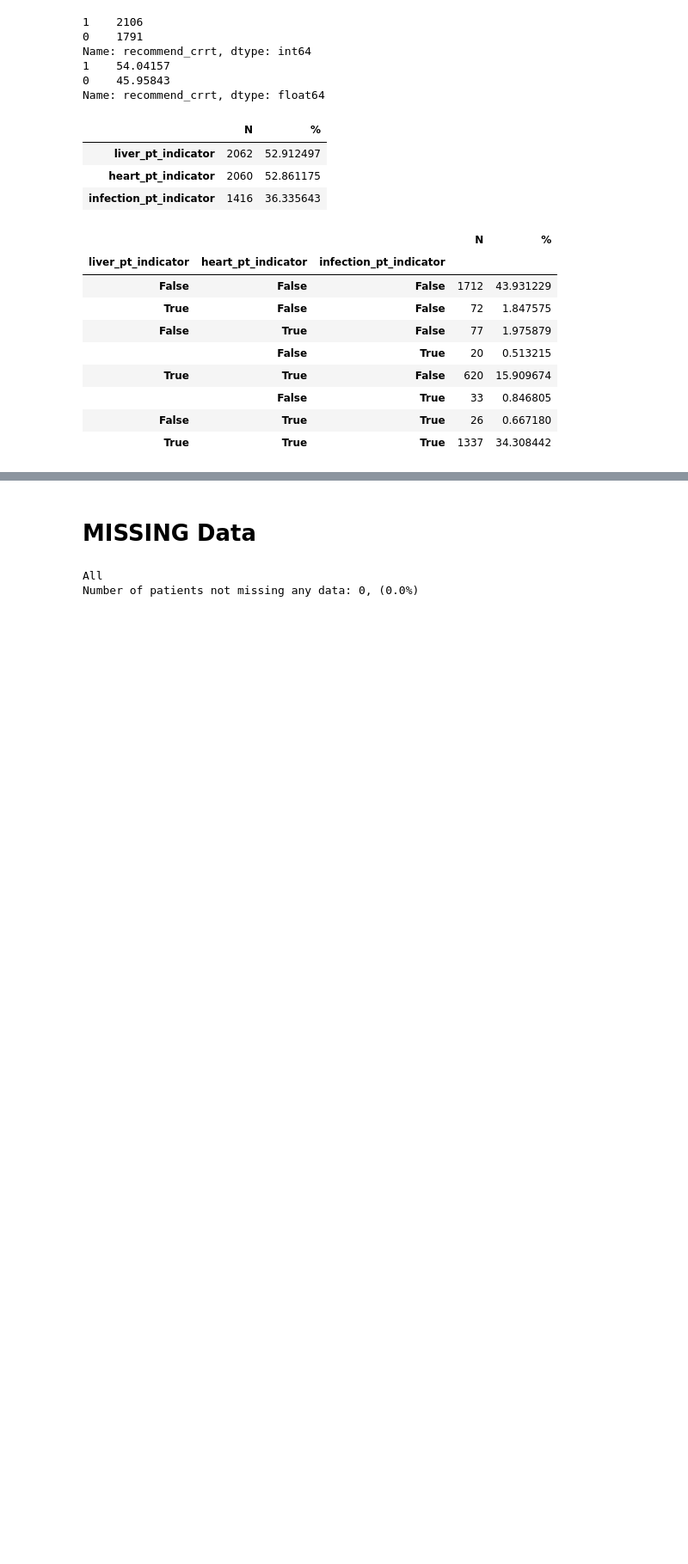
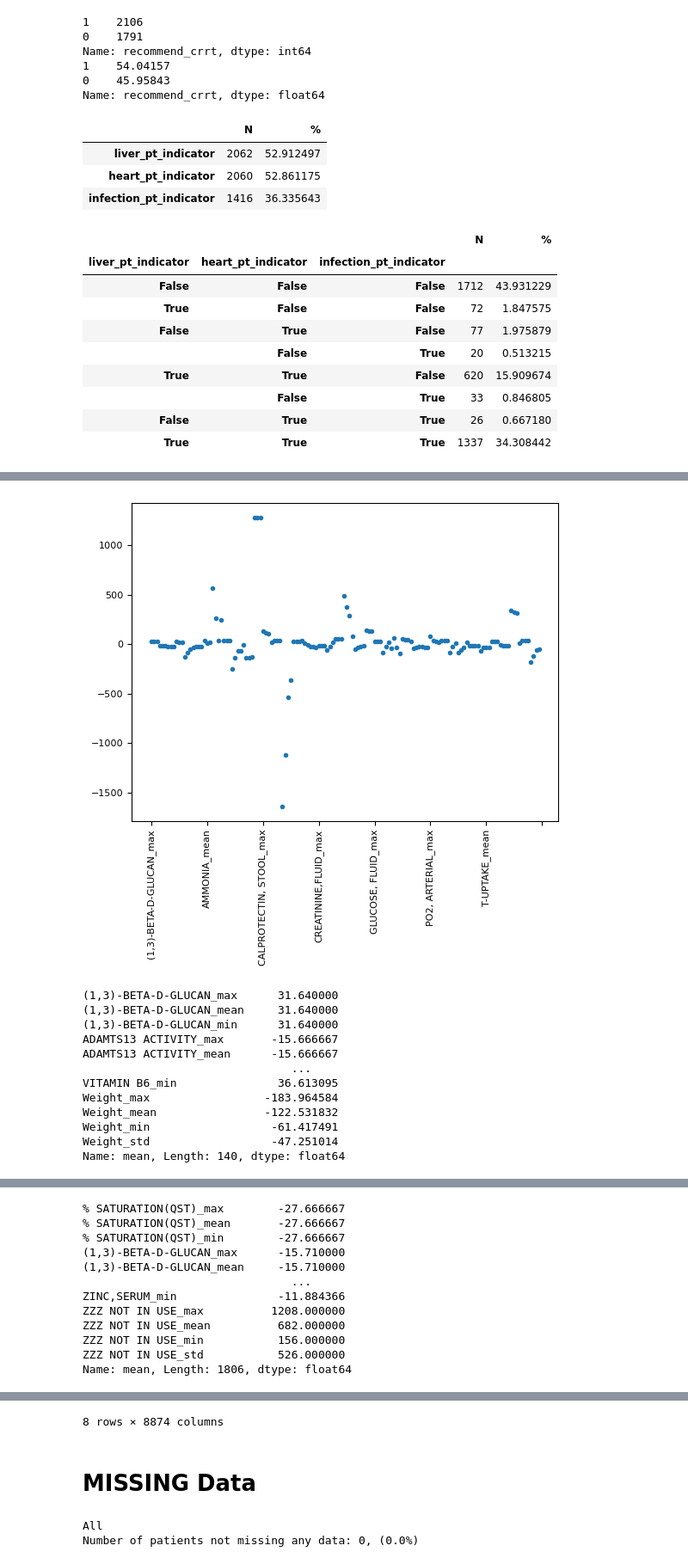
Before and after one commit to uclamii/CRRT, a Jupyter notebook: notebooks/descriptive_report.ipynb, the cells around one changed output, grey strips where cells are left out. Shown: that part at 86% size. Saved outputs shown, nothing was run; the diff lists cells and outputs as text; code cells hidden in the pictures; blank space fills up the shorter version.

```diff
--- a/notebooks/descriptive_report.ipynb
+++ b/notebooks/descriptive_report.ipynb
@@ -301,3 +302,7 @@ pd.concat([counts.rename("N"), percents.rename("%")], axis=1)
 |  |  |  | Recommend CRRT | 312 | 50.322581 |
 |  |  | True | Do not recommend CRRT | 585 | 43.754675 |
 |  |  |  | Recommend CRRT | 752 | 56.245325 |
+# %%
+ucla_crrt_stats = ucla_crrt_df.describe()
+ucla_control_stats = ucla_control_df.describe()
+cedars_crrt_stats = cedars_crrt_df.describe()
@@ -303,0 +322,25 @@ pd.concat([counts.rename("N"), percents.rename("%")], axis=1)
+# %%
+def compare_stats(s1, s2):
+    diff = s1 - s2
+    diff = diff.dropna(how="all", axis=1)
+    diff.loc["mean"][abs(diff.loc["mean"]) > 10].plot(style=".", rot=90)
+    plt.show()
+    # display(diff)
+    display(diff.loc["mean"][abs(diff.loc["mean"]) > 10])
+    return diff
+compare_stats(ucla_crrt_stats, cedars_crrt_stats)
+compare_stats(ucla_crrt_stats, ucla_control_stats)
+# %% [output]
+[figure, added]
+(1,3)-BETA-D-GLUCAN_max      31.640000
+(1,3)-BETA-D-GLUCAN_mean     31.640000
+(1,3)-BETA-D-GLUCAN_min      31.640000
+ADAMTS13 ACTIVITY_max       -15.666667
+ADAMTS13 ACTIVITY_mean      -15.666667
+                               ...
+VITAMIN B6_min               36.613095
+Weight_max                 -183.964584
+Weight_mean                -122.531832
+Weight_min                  -61.417491
+Weight_std                  -47.251014
+Name: mean, Length: 140, dtype: float64
@@ -303,0 +348,12 @@ pd.concat([counts.rename("N"), percents.rename("%")], axis=1)
+% SATURATION(QST)_max        -27.666667
+% SATURATION(QST)_mean       -27.666667
+% SATURATION(QST)_min        -27.666667
+(1,3)-BETA-D-GLUCAN_max      -15.710000
+(1,3)-BETA-D-GLUCAN_mean     -15.710000
+                               ...
+ZINC,SERUM_min               -11.884366
+ZZZ NOT IN USE_max          1208.000000
+ZZZ NOT IN USE_mean          682.000000
+ZZZ NOT IN USE_min           156.000000
+ZZZ NOT IN USE_std           526.000000
+Name: mean, Length: 1806, dtype: float64
@@ -304,3 +369,4 @@ pd.concat([counts.rename("N"), percents.rename("%")], axis=1)
+8 rows × 8874 columns
 # %% [markdown]
 # MISSING Data
 # %%
```
Also changed, not shown: parts of 10 cells of this notebook, 2 other files.
